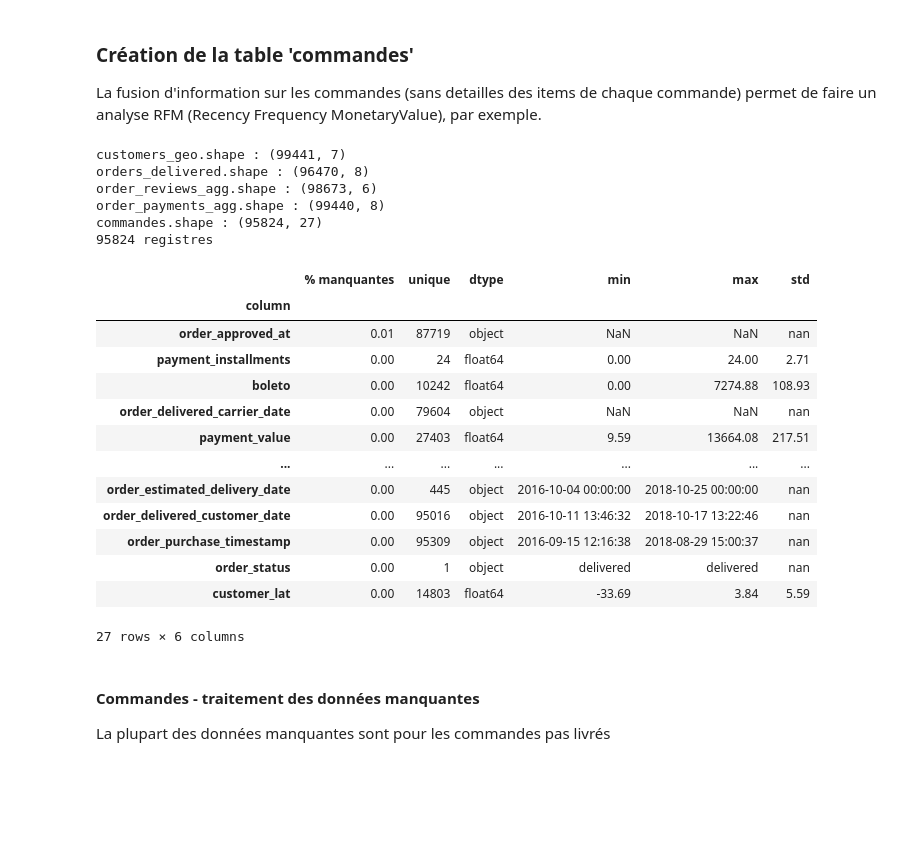
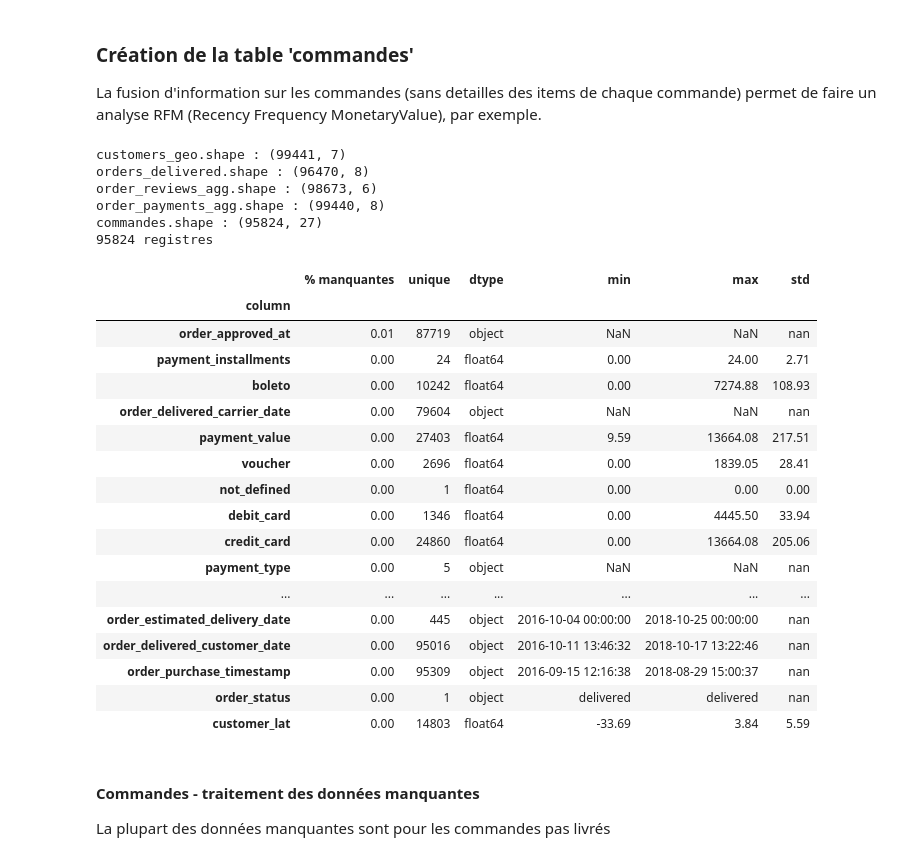
Before and after one commit to mrcreasey/oc-ds-p5-unsupervised-clustering, a Jupyter notebook: P5_01_analyse.ipynb, the cells around one changed output. Saved outputs shown, nothing was run; the diff lists cells and outputs as text; code cells hidden in the pictures; blank space fills up the shorter version.

```diff
--- a/P5_01_analyse.ipynb
+++ b/P5_01_analyse.ipynb
@@ -141,7 +141,7 @@ json==2.0.9; numpy==1.21.5; pandas==1.1.5; seaborn==0.11.2; scipy==1.7.3; missin
 ### 1.2.3 Configuration défauts d'affichage
 # %%
 pd.set_option('display.max_columns', 200)  # pour afficher toutes les colonnes
-pd.set_option('display.max_rows', 10)  # pour afficher max 10 lignes
+pd.set_option('display.max_rows', 20)  # pour afficher max 10 lignes
 pd.set_option('display.max_colwidth', 800)  # pour afficher toutes la text
 pd.set_option('display.precision', 2)
 pd.options.display.float_format = '{:.2f}'.format  # currency, lat,lng
@@ -1102,37 +1102,42 @@ La fusion d'information sur les commandes (sans detailles des items de chaque co
 # %%
 print(f'customers_geo.shape : {customers_geo.shape}')
 print(f'orders_delivered.shape : {orders_delivered.shape}')
 print(f'order_reviews_agg.shape : {order_reviews_agg.shape}')
 print(f'order_payments_agg.shape : {order_payments_agg.shape}')
 commandes = (orders_delivered
              .merge(order_reviews_agg, on='order_id', how='inner')
              .merge(order_payments_agg, on='order_id', how='left')
              .merge(customers_geo, on='customer_id', how='left')
              )
 
 print(f'commandes.shape : {commandes.shape}')
+pd.set_option('display.max_rows', 30)
 decrire_dataframe(commandes).sort_values(by='% manquantes', ascending=False)
 # %% [output]
 customers_geo.shape : (99441, 7)
 orders_delivered.shape : (96470, 8)
 order_reviews_agg.shape : (98673, 6)
 order_payments_agg.shape : (99440, 8)
 commandes.shape : (95824, 27)
 95824 registres
 |  | % manquantes | unique | dtype | min | max | std |
 | column |  |  |  |  |  |  |
 | order_approved_at | 0.01 | 87719 | object | NaN | NaN | nan |
 | payment_installments | 0.00 | 24 | float64 | 0.00 | 24.00 | 2.71 |
 | boleto | 0.00 | 10242 | float64 | 0.00 | 7274.88 | 108.93 |
 | order_delivered_carrier_date | 0.00 | 79604 | object | NaN | NaN | nan |
 | payment_value | 0.00 | 27403 | float64 | 9.59 | 13664.08 | 217.51 |
+| voucher | 0.00 | 2696 | float64 | 0.00 | 1839.05 | 28.41 |
+| not_defined | 0.00 | 1 | float64 | 0.00 | 0.00 | 0.00 |
+| debit_card | 0.00 | 1346 | float64 | 0.00 | 4445.50 | 33.94 |
+| credit_card | 0.00 | 24860 | float64 | 0.00 | 13664.08 | 205.06 |
+| payment_type | 0.00 | 5 | object | NaN | NaN | nan |
 | ... | ... | ... | ... | ... | ... | ... |
 | order_estimated_delivery_date | 0.00 | 445 | object | 2016-10-04 00:00:00 | 2018-10-25 00:00:00 | nan |
 | order_delivered_customer_date | 0.00 | 95016 | object | 2016-10-11 13:46:32 | 2018-10-17 13:22:46 | nan |
 | order_purchase_timestamp | 0.00 | 95309 | object | 2016-09-15 12:16:38 | 2018-08-29 15:00:37 | nan |
 | order_status | 0.00 | 1 | object | delivered | delivered | nan |
 | customer_lat | 0.00 | 14803 | float64 | -33.69 | 3.84 | 5.59 |
-27 rows × 6 columns
 # %% [markdown]
 #### Commandes - traitement des données manquantes
 
```
Also changed, not shown: parts of 29 cells of this notebook.
